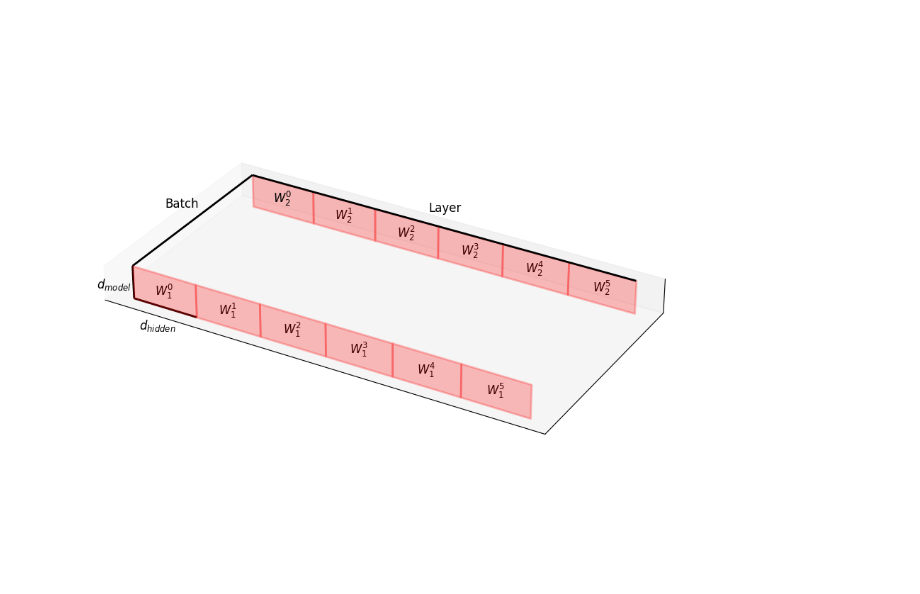
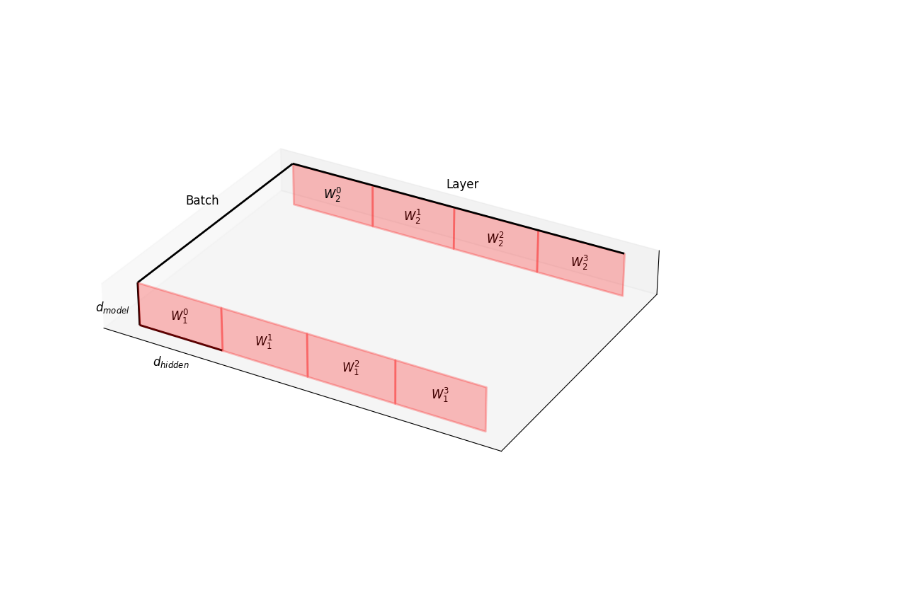
Before and after one commit to davidsj/ml_par_sim, a Jupyter notebook: viz.ipynb, the cells around one changed output. Saved outputs shown, nothing was run; the diff lists cells and outputs as text; code cells hidden in the pictures.

```diff
--- a/viz.ipynb
+++ b/viz.ipynb
@@ -9,7 +9,7 @@ ax = fig.add_subplot(111, projection='3d')
 d_model = 8
 d_hidden = 2*d_model
 B = 48
-L = 6
+L = 4
 
 L_by_hidden_ax = 0
 B_ax = 1
@@ -56,7 +56,6 @@ draw_arrow(ax, (0, d_model), (0, -3), (0, -3), '$d_{model}$', d_model_ax, L_by_h
 
 
 width = L*d_hidden
-ax.set_xlim3d(-3, width+3)
 ax.set_aspect('equal')
 ax.grid(False)
 ax.set_xticks([])
@@ -65,81 +64,62 @@ ax.set_zticks([])
 
 def set_color(obj, color):
     face, txt = obj
     face.set_alpha(0.25)
     face.set_color(color)
     txt.set_alpha(1.0)
 
 def hide(obj):
     face, txt = obj
     face.set_alpha(0.0)
     face.set_color('w')
     txt.set_alpha(0.0)
 
+def activate(obj, phase, use_acts, use_weights=None):
+    color = 'g' if phase == 'fwd' else 'r'
+    for act in use_acts:
+        set_color(act, 'y')
+    if use_weights is not None:
+        set_color(use_weights, 'y')
+    set_color(obj, color)
+    yield
+    if phase == 'fwd':
+        for act in use_acts:
+                set_color(act, 'g')
+        if use_weights is not None:
+            set_color(use_weights, 'b')
+    else:
+        for act in use_acts:
+            hide(act)
+        if use_weights is not None:
+            set_color(use_weights, 'r')
+
 def update_gen():
     yield
     set_color(residual_activations[0], 'g')
     yield
     for l in range(L):
-        # Compute hidden activations.
-        set_color(residual_activations[l], 'y')
-        set_color(weights1[l], 'y')
-        set_color(hidden_activations[l], 'g')
-        yield
-        set_color(residual_activations[l], 'g')
-        set_color(weights1[l], 'b')
-
-        # Compute residual activations.
-        set_color(hidden_activations[l], 'y')
-        set_color(weights2[l], 'y')
-        set_color(residual_activations[l+1], 'g')
-        yield
-        set_color(hidden_activations[l], 'g')
-        set_color(weights2[l], 'b')
+        yield from activate(hidden_activations[l], 'fwd', [residual_activations[l]], weights1[l])
+        yield from activate(residual_activations[l+1], 'fwd', [hidden_activations[l]], weights2[l])
 
     set_color(residual_activations[L], 'r')
     yield
-    for l in range(L - 1, -1, -1):
-        # Compute weight2 gradient.
-        set_color(hidden_activations[l], 'y')
-        set_color(residual_activations[l+1], 'y')
-        set_color(weights2[l], 'r')
-        yield
-        set_color(hidden_activations[l], 'g')
-        set_color(residual_activations[l+1], 'r')
-
-        # Compute hidden activation gradient.
-        set_color(weights2[l], 'y')
-        set_color(residual_activations[l+1], 'y')
-        set_color(hidden_activations[l], 'r')
-        yield
-        set_color(weights2[l], 'r')
-        hide(residual_activations[l+1])
-
-        # Compute weight1 gradient.
-        set_color(residual_activations[l], 'y')
-        set_color(hidden_activations[l], 'y')
-        set_color(weights1[l], 'r')
-        yield
-        set_color(residual_activations[l], 'g')
-        set_color(hidden_activations[l], 'r')
-
-        # Compute residual activation gradient.
+    for l in range(L-1, -1, -1):
+        yield from activate(hidden_activations[l], 'bwd', [residual_activations[l+1]], weights2[l])
+        yield from activate(weights2[l], 'bwd', [hidden_activations[l], residual_activations[l+1]])
+        if l > 0:
+            yield from activate(residual_activations[l], 'bwd', [hidden_activations[l]], weights1[l])
+        yield from activate(weights1[l], 'bwd', [hidden_activations[l], residual_activations[l]])
         if l == 0:
             hide(residual_activations[l])
-        else:
-            set_color(weights1[l], 'y')
-            set_color(hidden_activations[l], 'y')
-            set_color(residual_activations[l], 'r')
-        yield
-        set_color(weights1[l], 'r')
-        hide(hidden_activations[l])
+            yield
+    yield
     yield
     yield
 update_gen = update_gen()
 def update(frame):
     return next(update_gen)
 
-ani = FuncAnimation(fig, update, frames=range(6*L+3))
-ani.save('batch.mp4', fps=1, extra_args=['-vcodec', 'libx264'])
+ani = FuncAnimation(fig, update, frames=range(6*L+4))
+ani.save('batch.mp4', fps=15, extra_args=['-vcodec', 'libx264'])
 # %% [output]
-[figure, old version]
+[figure, new version]
```
